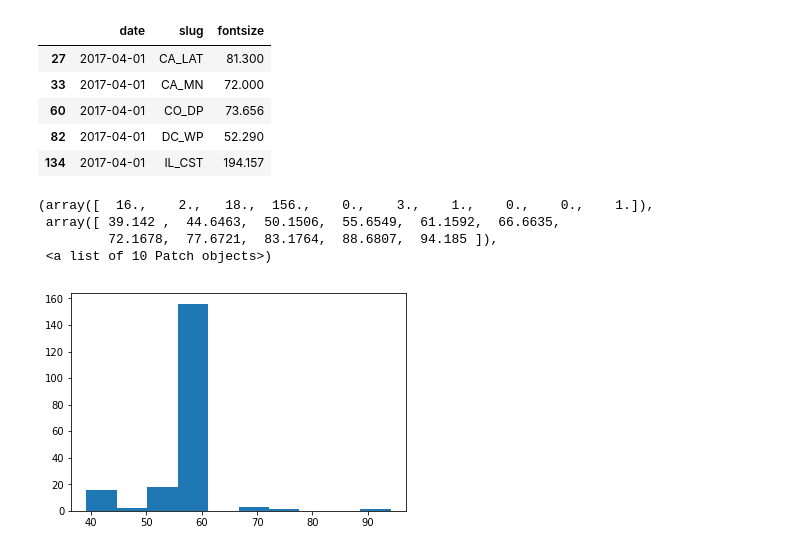
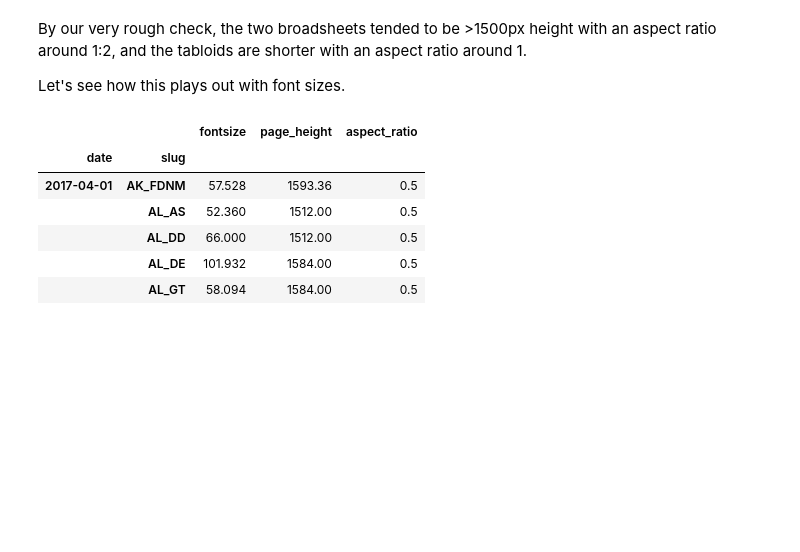
Before and after one commit to samzhang111/frontpages, a Jupyter notebook: analysis/Biggest Headlines by Paper.ipynb, the cells around one changed output. Drawn from its saved outputs; the diff is of its cells as text; code cells hidden in the pictures; blank space fills up the shorter version.

Commit message:
Clean up biggest headline analysis

```diff
--- a/analysis/Biggest Headlines by Paper.ipynb
+++ b/analysis/Biggest Headlines by Paper.ipynb
@@ -96,9 +209,22 @@ df_largest_care = df_largest[df_largest.slug.isin(slugs_of_interest)]
+# %% [markdown]
+By our very rough check, the two broadsheets tended to be >1500px height with an aspect ratio around 1:2, and the tabloids are shorter with an aspect ratio around 1.
+
+Let's see how this plays out with font sizes.
+# %%
+from scipy import stats
+import numpy as np
+
+def mode(heights):
+    return stats.mode(heights).mode[0]
+
+daily_headlines = df.groupby(['date', 'slug']).agg({'fontsize': max, 'page_height': mode, 'aspect_ratio': mode})
 # %%
-df_largest_care.head()
+daily_headlines.head()
 # %% [output]
-|  | date | slug | fontsize |
-| 27 | 2017-04-01 | CA_LAT | 81.300 |
-| 33 | 2017-04-01 | CA_MN | 72.000 |
-| 60 | 2017-04-01 | CO_DP | 73.656 |
-| 82 | 2017-04-01 | DC_WP | 52.290 |
-| 134 | 2017-04-01 | IL_CST | 194.157 |
+|  |  | fontsize | page_height | aspect_ratio |
+| date | slug |  |  |  |
+| 2017-04-01 | AK_FDNM | 57.528 | 1593.36 | 0.5 |
+|  | AL_AS | 52.360 | 1512.00 | 0.5 |
+|  | AL_DD | 66.000 | 1512.00 | 0.5 |
+|  | AL_DE | 101.932 | 1584.00 | 0.5 |
+|  | AL_GT | 58.094 | 1584.00 | 0.5 |
@@ -107,11 +230,0 @@ from plotnine import *
-# %%
-import matplotlib.pyplot as plt
-%matplotlib inline
-
-plt.hist(df_largest_care[df_largest_care.slug == 'WSJ'].fontsize)
-# %% [output]
-(array([  16.,    2.,   18.,  156.,    0.,    3.,    1.,    0.,    0.,    1.]),
- array([ 39.142 ,  44.6463,  50.1506,  55.6549,  61.1592,  66.6635,
-         72.1678,  77.6721,  83.1764,  88.6807,  94.185 ]),
- <a list of 10 Patch objects>)
-[figure, removed]
```
Also changed, not shown: parts of 34 cells of this notebook.
